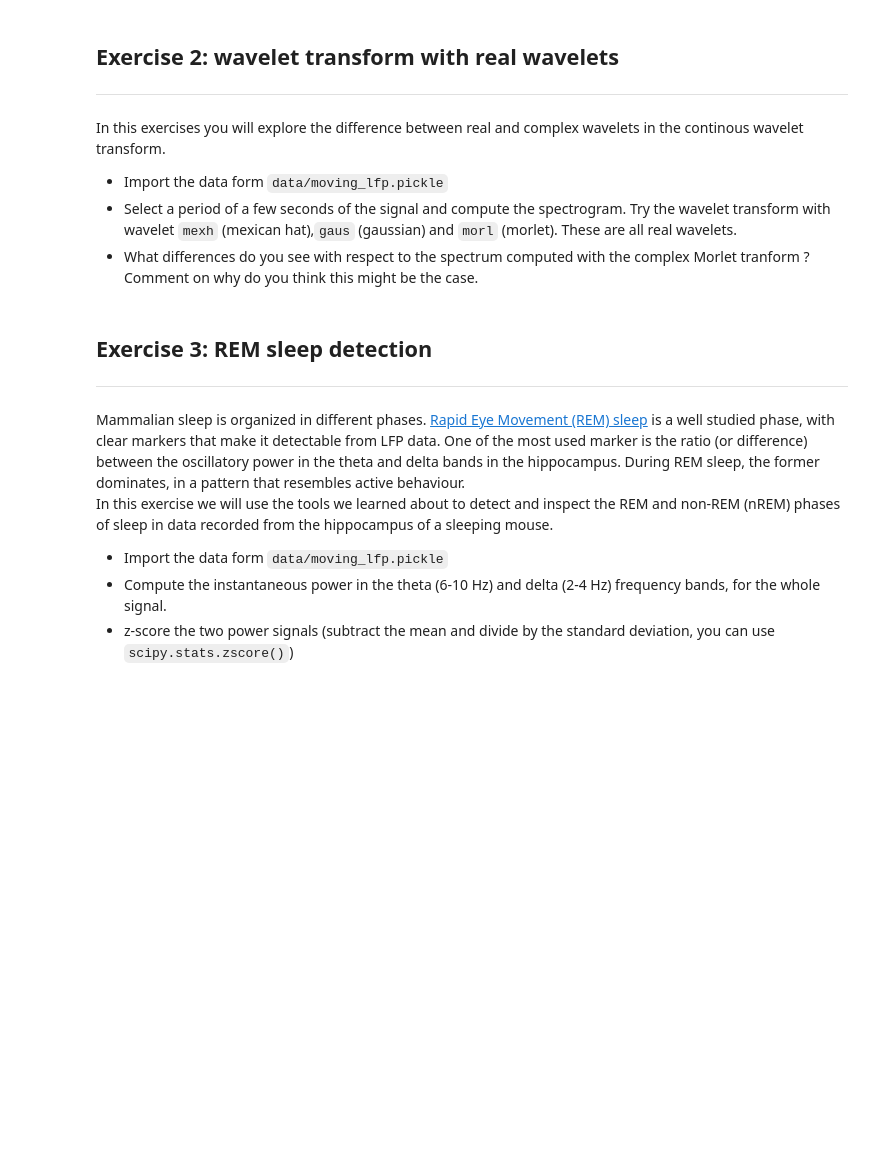
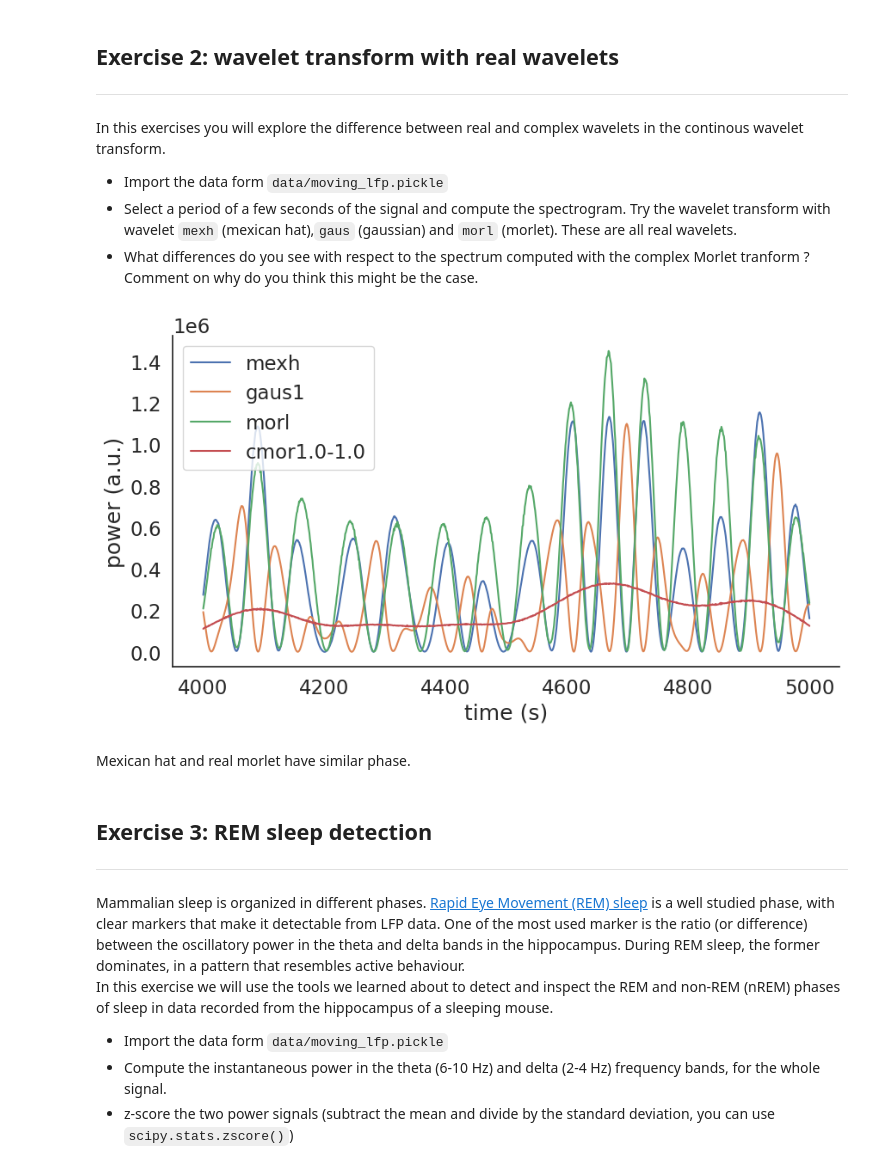
Before and after one commit to TSchwierz/NeuroAnalysis, a Jupyter notebook: LFPexercise.ipynb, the cells around one changed output. Cells and saved outputs as stored; diff of their text form; code cells hidden in the pictures; blank space fills up the shorter version.

```diff
--- a/LFPexercise.ipynb
+++ b/LFPexercise.ipynb
@@ -34,8 +34,8 @@ with open('data/moving_lfp.pickle', 'rb') as handle:
 n = 5 #seconds of data
 lfp = lfp_data['lfp']
 sampling_rate = lfp_data['sampling_rate']
-N = (int)(sampling_rate * n)
-lfp = lfp[:N]
+N = lambda n : (int)(sampling_rate * n)
+lfp = lfp[:N(n)]
 print(f'Loaded {len(lfp)/sampling_rate} seconds of LFP, sampled at {sampling_rate} Hz')
 # %% [output]
 Loaded 5.0 seconds of LFP, sampled at 1000.0 Hz
@@ -113,3 +116,29 @@ In this exercises you will explore the difference between real and complex wavel
+# %%
+start = N(4)
+end = N(5)
+
+sig = lfp[start:end]
+sig = sig - np.mean(sig) # get rid of 0 frequency component
+frequencies =  np.linspace(6,10,50)/sampling_rate
+wavelets = ['mexh', 'gaus1', 'morl', 'cmor1.0-1.0']
+plt.figure(figsize=(10,5))
+
+for wavelet in wavelets:
+    scales = scale2frequency(wavelet, frequencies)
+    cwtmatr, _ = cwt(sig, wavelet=wavelet, scales=scales,
+                      sampling_period=1.0/sampling_rate)
+
+    power = np.mean(abs(cwtmatr)**2,axis=0)
+
+    plt.plot(np.linspace(start, end, len(power)), power, label=wavelet)
+    plt.xlabel('time (s)')
+    plt.ylabel('power (a.u.)')
+plt.legend()
+plt.show()
+# %% [output]
+[figure, added]
+# %% [markdown]
+Mexican hat and real morlet have similar phase.
 # %% [markdown]
 ## Exercise 3: REM sleep detection
 ---
```
Also changed, not shown: parts of 1 cell of this notebook.
